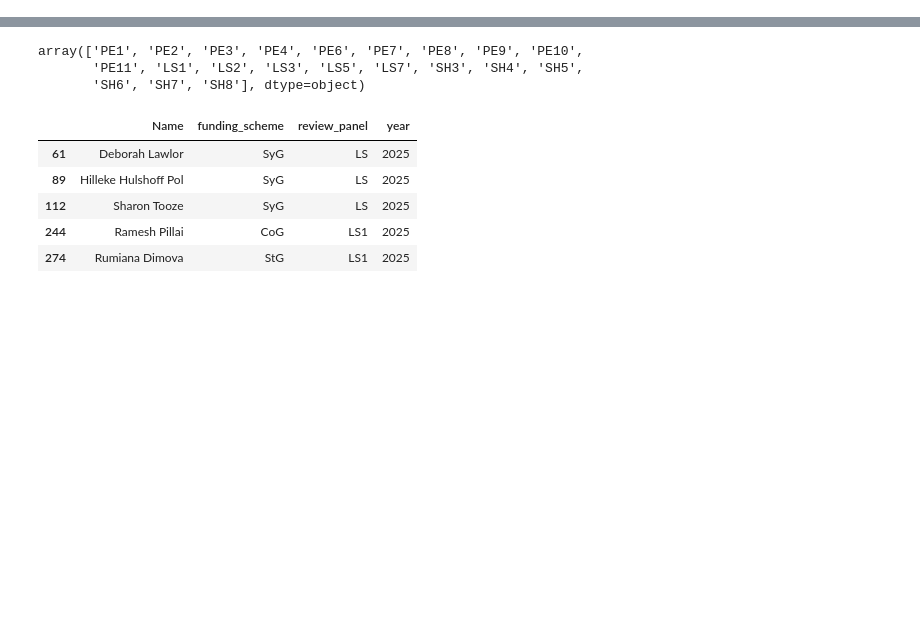
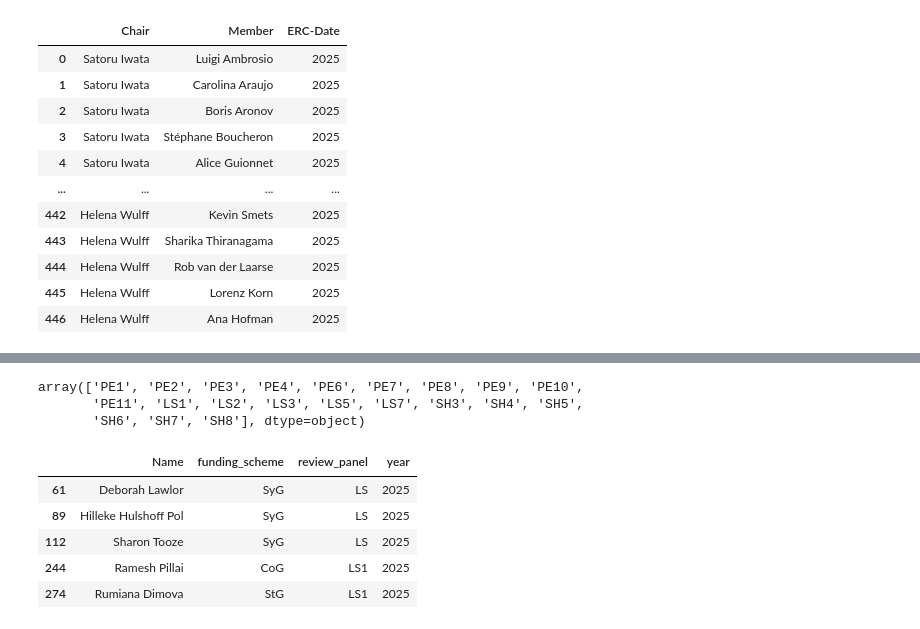
Before and after one commit to RATFIVE/GEOMAR-ERC, a Jupyter notebook: notebooks/test_extracting_data_pdf.ipynb, the cells around one changed output, grey strips where cells are left out. Drawn from its saved outputs; the diff is of its cells as text; code cells hidden in the pictures; blank space fills up the shorter version.

```diff
--- a/notebooks/test_extracting_data_pdf.ipynb
+++ b/notebooks/test_extracting_data_pdf.ipynb
@@ -3,85 +3,8 @@ from components.PdfMemberExtractor import PdfMemberExtractor
 import pandas as pd
 # %%
 extractor = PdfMemberExtractor()
-df_pdf = extractor.extract_text(pdf_path="../data/ERC-2025-StG-panel-members.pdf")
+df_pdf = extractor.extract(pdf_path="../data/ERC-2025-StG-panel-members.pdf")
 df_pdf['ERC-Date'] = df_pdf['ERC-Date'].astype(int)
 erc_date = int(df_pdf['ERC-Date'].unique()[0])
-display(f"ERC Date: {erc_date}")
-display(df_pdf['Subdomain'].unique())
-
-
-
-# extract review_panel from subdomain
-df_pdf['review_panel'] = df_pdf['Subdomain'].str.split('(').str[1].str.replace(')', '').str.strip()
-
-sub_panel_dict = {
-    'PE1': 'Mathematics (PE1)',
-    'PE2': 'Fundamental Constituents of Matter (PE2)',
-    'PE3': 'Condensed Matter Physics (PE3)',
-    'PE4': 'Physical and Analytical Chemical Sciences (PE4)',
-    'PE5': 'Synthetic Chemistry and Materials (PE5)',
-    'PE6': 'Computer Science and Informatics (PE6)',
-    'PE7': 'Systems and Communication Engineering (PE7)',
-    'PE8': 'Products and Processes Engineering (PE8)',
-    'PE9': 'Universe Sciences (PE9)',
-    'PE10': 'Earth System Science (PE10)',
-    'PE11': 'Materials Engineering (PE11)',
-    'LS1': 'Molecules of Life: Biological Mechanisms, Structures and Functions (LS1)',
-    'LS2': 'Integrative Biology: from Genes and Genomes to Systems (LS2)',
-    'LS3': 'Cell Biology, Development, Stem Cells and Regeneration (LS3)',
-    'LS4': 'Physiology in Health, Disease and Ageing (LS4)',
-    'LS5': 'Neuroscience and Disorders of the Nervous System (LS5)',
-    'LS6': 'Immunity, Infection, and Immunotherapy (LS6)',
-    'LS7': 'Prevention, Diagnosis and Treatment of Human Diseases (LS7)',
-    'LS8': 'Environmental Biology, Ecology and Evolution (LS8)',
-    'LS9': 'Biotechnology and Biosystems Engineering (LS9)',
-    'SH1': 'Individuals, Markets and Organisations (SH1)',
-    'SH2': 'Institutions, Governance and Legal Systems (SH2)',
-    'SH3': 'The Social World and Its Interactions (SH3)',
-    'SH4': 'The Human Mind and Its Complexity (SH4)',
-    'SH5': 'Texts and Concepts (SH5)',
-    'SH6': 'The Study of the Human Past (SH6)',
-    'SH7': 'Human Mobility, Environment, and Space (SH7)',
-    'SH8': 'Studies of Cultures and Arts (SH8)',
-}
-
-# map review_panel codes to Subdomain
-df_pdf['Subdomain'] = df_pdf['review_panel'].map(sub_panel_dict)
-
-not_allowed_Fullnames = [
-                        '(PE1)', '(PE2)', '(PE3)', '(PE4)', '(PE5)', '(PE6)', '(PE7)', '(PE8)', '(PE9)', '(PE10)', '(PE11)',
-                        '(LS1)', '(LS2)', '(LS3)', '(LS4)', '(LS5)', '(LS6)', '(LS7)', '(LS8)', '(LS9)', '(LS10)', '(LS11)',
-                        '(SH1)', '(SH2)', '(SH3)', '(SH4)', '(SH5)', '(SH6)', '(SH7)', '(SH8)', '(SH9)', '(SH10)', '(SH11)',
-                        'Biology', 'Molecules', 'Biological', 'Mechanisms', 'Structures', 'Functions',
-                        ]
-
-# Filter 1: if any of the words of column Subdomain or review_panel are in Fullname then delete that row
-# WICHTIG: Nur vollständige Wörter prüfen, nicht Teilstrings
-
-
-# Ändere von Teilstring-Suche zu vollständiger Wortsuche
-mask = df_pdf.apply(
-    lambda row: any(word in row['Fullname'].split() for word in row['Subdomain'].split()),
-    axis=1
-)
-df_pdf = df_pdf[~mask]
-
-# Filter 2: not_allowed_Fullnames
-mask = df_pdf['Fullname'].apply(lambda row: any(word in row for word in not_allowed_Fullnames))
-df_pdf = df_pdf[~mask]
-
-# Filter 3: Namen die zu kurz sind (weniger als 3 Zeichen)
-mask = df_pdf['Fullname'].str.len() < 3
-df_pdf = df_pdf[~mask]
-
-# Filter 4: Namen ohne Leerzeichen zwischen Vor- und Nachname (außer sie sind sehr lang)
-# Namen wie "S" oder "LS" haben kein Leerzeichen und sind kurz
-mask = (df_pdf['Fullname'].str.contains(' ') == False) & (df_pdf['Fullname'].str.len() < 15)
-df_pdf = df_pdf[~mask]
-
-# Filter 5: Namen die nur aus Großbuchstaben bestehen und kurz sind
-mask = (df_pdf['Fullname'].str.isupper()) & (df_pdf['Fullname'].str.len() < 5)
-df_pdf = df_pdf[~mask]
-
-display(df_pdf.head())
+display(df_pdf)
 # %% [output]
@@ -88,0 +28,12 @@ display(df_pdf.head())
+|  | Chair | Member | ERC-Date |
+| 0 | Satoru Iwata | Luigi Ambrosio | 2025 |
+| 1 | Satoru Iwata | Carolina Araujo | 2025 |
+| 2 | Satoru Iwata | Boris Aronov | 2025 |
+| 3 | Satoru Iwata | Stéphane Boucheron | 2025 |
+| 4 | Satoru Iwata | Alice Guionnet | 2025 |
+| ... | ... | ... | ... |
+| 442 | Helena Wulff | Kevin Smets | 2025 |
+| 443 | Helena Wulff | Sharika Thiranagama | 2025 |
+| 444 | Helena Wulff | Rob van der Laarse | 2025 |
+| 445 | Helena Wulff | Lorenz Korn | 2025 |
+| 446 | Helena Wulff | Ana Hofman | 2025 |
```
Also changed, not shown: parts of 1 cell of this notebook, 2 other files.
